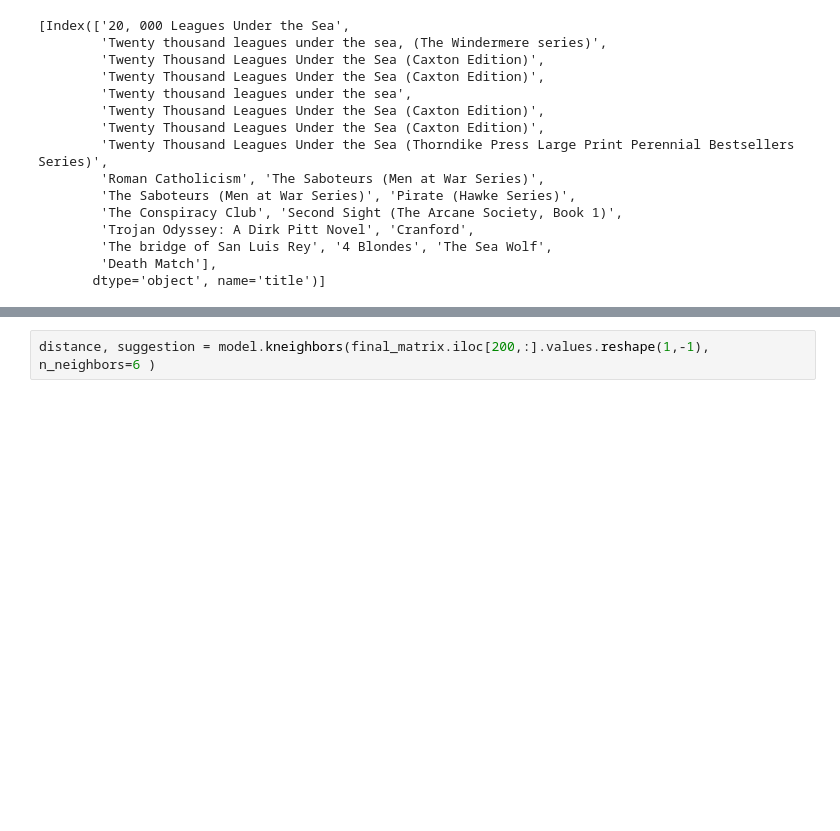
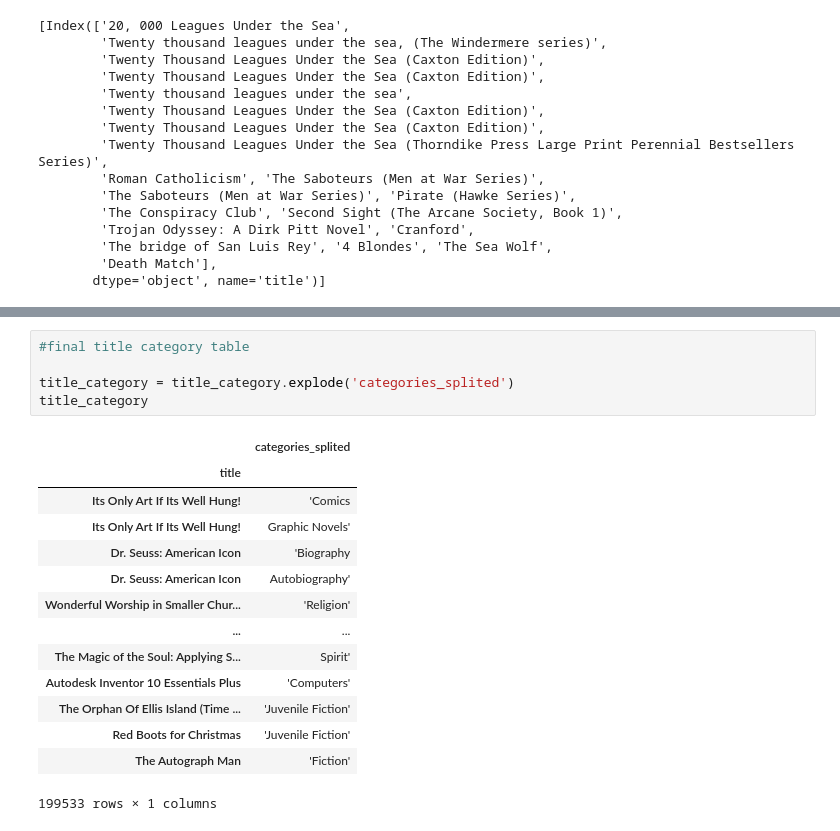
Before and after one commit to RodrigoRalhaMoreira/WinterHackhatonFCT, a Jupyter notebook: WinterHackathonAmazonDataSet.ipynb, the cells around one changed output, grey strips where cells are left out. Cells and saved outputs as stored; diff of their text form; blank space fills up the shorter version.

```diff
--- a/WinterHackathonAmazonDataSet.ipynb
+++ b/WinterHackathonAmazonDataSet.ipynb
@@ -359,3 +379,21 @@ NearestNeighbors(algorithm='brute')
 # %%
-distance, suggestion = model.kneighbors(final_matrix.iloc[200,:].values.reshape(1,-1), n_neighbors=6 )
+#final title category table
+
+title_category = title_category.explode('categories_splited')
+title_category
+# %% [output]
+|  | categories_splited |
+| title |  |
+| Its Only Art If Its Well Hung! | 'Comics |
+| Its Only Art If Its Well Hung! | Graphic Novels' |
+| Dr. Seuss: American Icon | 'Biography |
+| Dr. Seuss: American Icon | Autobiography' |
+| Wonderful Worship in Smaller Chur... | 'Religion' |
+| ... | ... |
+| The Magic of the Soul: Applying S... | Spirit' |
+| Autodesk Inventor 10 Essentials Plus | 'Computers' |
+| The Orphan Of Ellis Island (Time ... | 'Juvenile Fiction' |
+| Red Boots for Christmas | 'Juvenile Fiction' |
+| The Autograph Man | 'Fiction' |
+199533 rows × 1 columns
 # %%
```
Also changed, not shown: parts of 9 cells of this notebook.
